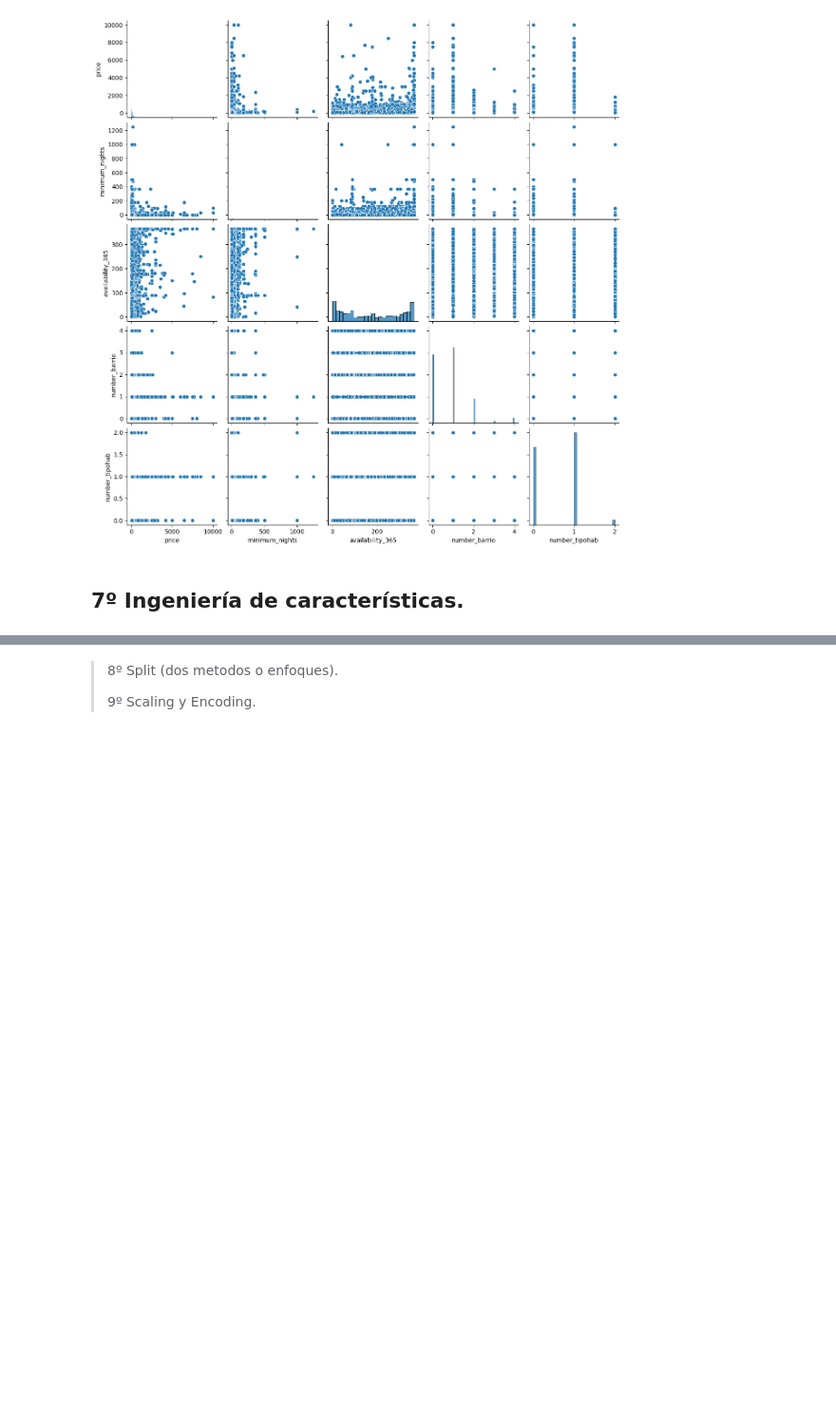
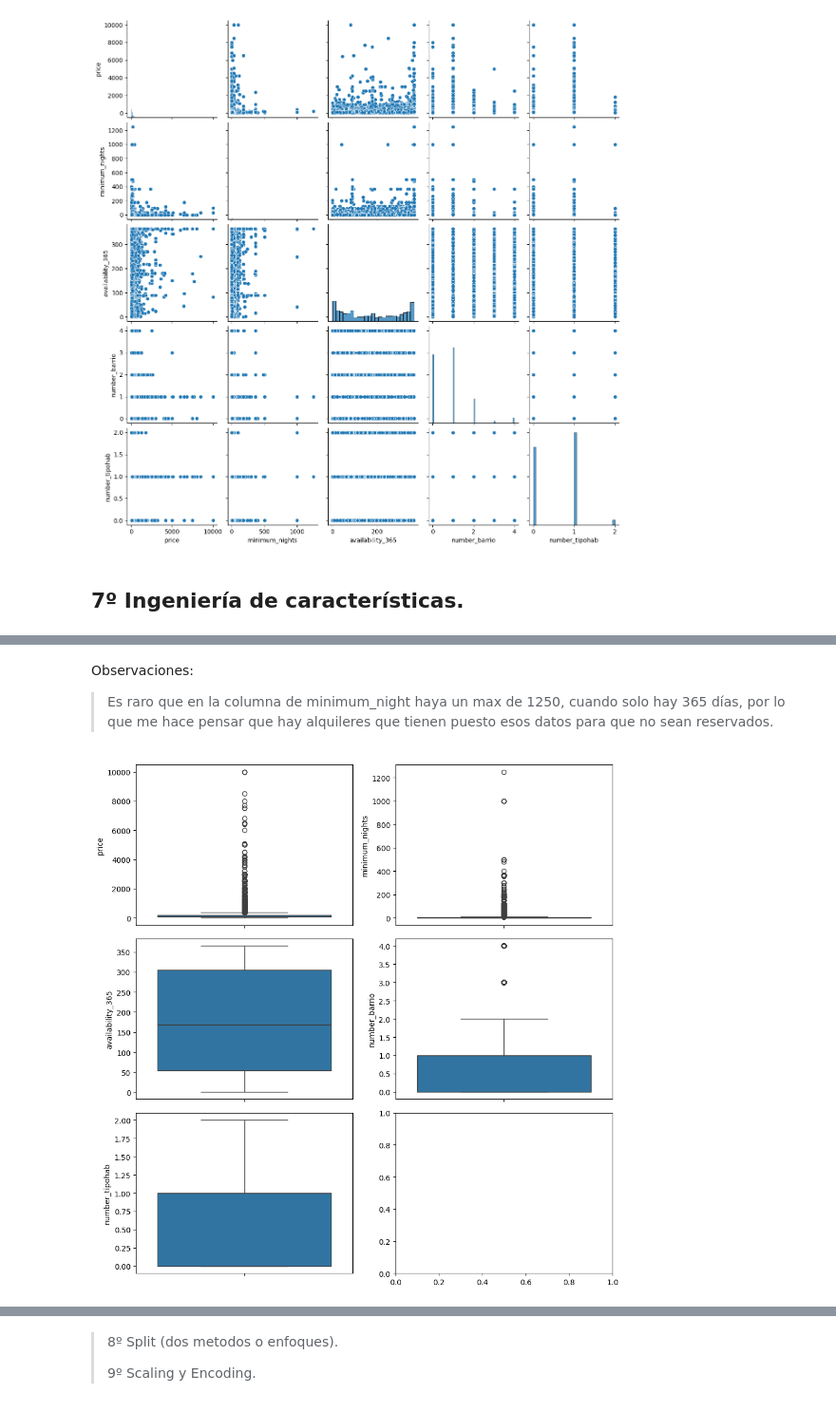
Before and after one commit to 4GeeksAcademy/sarayruiz---Machine-Learning, a Jupyter notebook: src/00-eda-airbnb-ny.ipynb, the cells around one changed output, grey strips where cells are left out. Shown at 95% size. Drawn from its saved outputs; the diff is of its cells as text; code cells hidden in the pictures; blank space fills up the shorter version.

```diff
--- a/src/00-eda-airbnb-ny.ipynb
+++ b/src/00-eda-airbnb-ny.ipynb
@@ -440,0 +466,17 @@ sns.pairplot(data=df)
+# %% [markdown]
+Observaciones:
+>
+> Es raro que en la columna de minimum_night haya un max de 1250, cuando solo hay 365 días, por lo que me hace pensar que hay alquileres que tienen puesto esos datos para que no sean reservados.
+# %%
+fig, axis = plt.subplots(3, 2, figsize=(10, 10))
+
+sns.boxplot(ax=axis[0, 0], data=df, y="price")
+sns.boxplot(ax=axis[0, 1], data=df, y="minimum_nights")
+sns.boxplot(ax=axis[1, 0], data=df, y="availability_365")
+sns.boxplot(ax=axis[1, 1], data=df, y="number_barrio")
+sns.boxplot(ax=axis[2, 0], data=df, y="number_tipohab")
+
+plt.tight_layout()
+plt.show()
+# %% [output]
+[figure, added]
```
Also changed, not shown: parts of 19 cells of this notebook.
